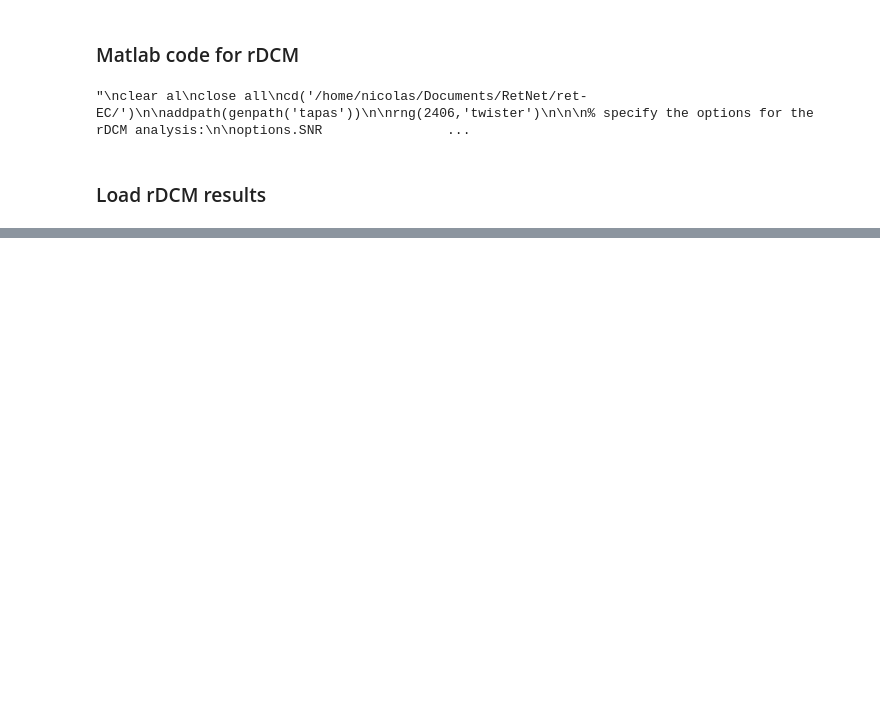
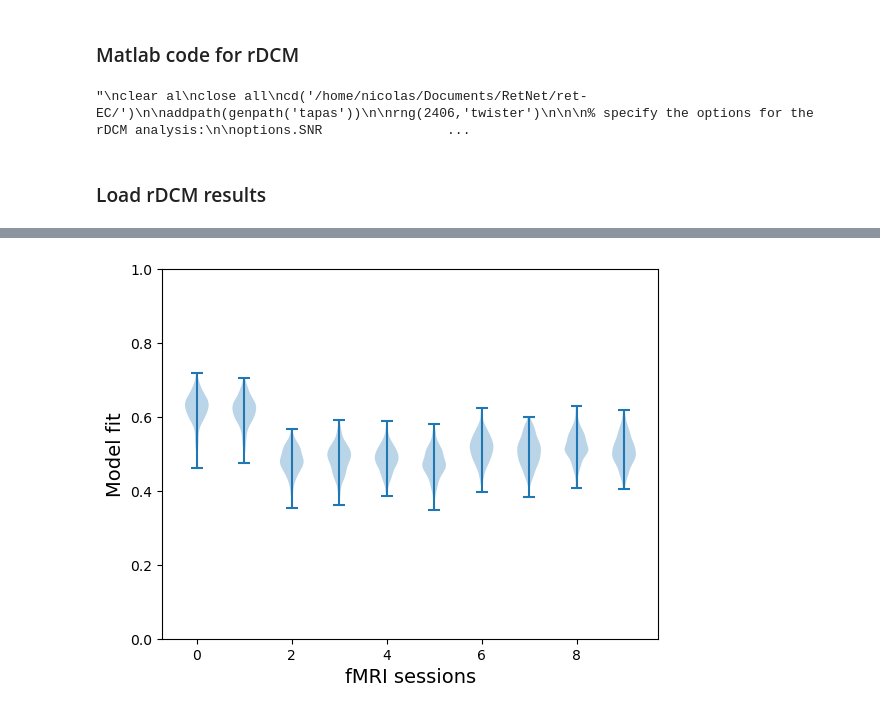
Before and after one commit to nicogravel/retNet_EC, a Jupyter notebook: notebooks/retNet_rDCM.ipynb, the cells around one changed output, grey strips where cells are left out. Cells and saved outputs as stored; diff of their text form; code cells hidden in the pictures; blank space fills up the shorter version.

```diff
--- a/notebooks/retNet_rDCM.ipynb
+++ b/notebooks/retNet_rDCM.ipynb
@@ -664,0 +783,16 @@ for i_cond in range(3):
+# %%
+plt.figure()
+plt.violinplot(EC_r2adj.T,positions=range(10))
+plt.axis(ymin=0,ymax=1)
+plt.xlabel('fMRI sessions', fontsize=14)
+plt.ylabel('Model fit', fontsize=14)
+plt.show()
+
+#plt.figure()
+#plt.violinplot(model_error.T,positions=range(n_cond))
+#plt.axis(ymin=0,ymax=1)
+#plt.xlabel('fMRI sessions', fontsize=14)
+#plt.ylabel('Model error', fontsize=14)
+#plt.show()
+# %% [output]
+[figure, added]
```
Also changed, not shown: parts of 16 cells of this notebook, 2 other files.
